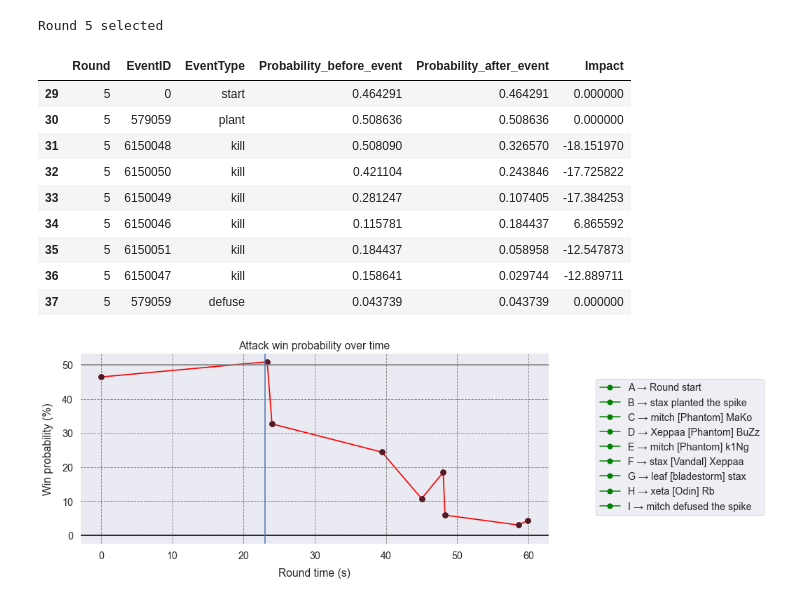
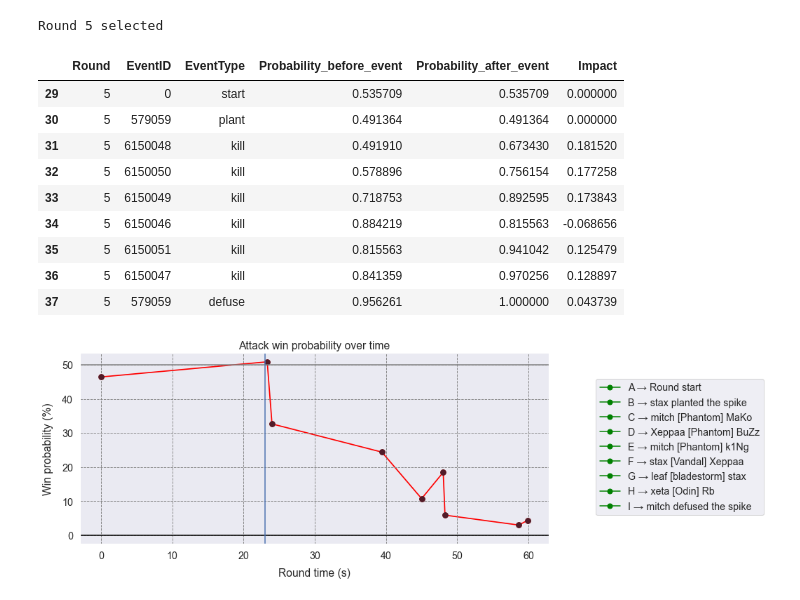
Before and after one commit to mateusb12/valorant_impact, a Jupyter notebook: webscrapping/impact/match_impact_notebook.ipynb, the cells around one changed output. Saved outputs shown, nothing was run; the diff lists cells and outputs as text; code cells hidden in the pictures.

Commit message:
Hardcoded defuse

```diff
--- a/webscrapping/impact/match_impact_notebook.ipynb
+++ b/webscrapping/impact/match_impact_notebook.ipynb
@@ -17,19 +17,19 @@ rr.choose_round(5)
 # %% [output]
 Round 5 selected
 # %%
-aux = rr.get_round_probability(side="atk")
+aux = rr.get_round_probability(side="def")
 aux
 # %% [output]
 |  | Round | EventID | EventType | Probability_before_event | Probability_after_event | Impact |
-| 29 | 5 | 0 | start | 0.464291 | 0.464291 | 0.000000 |
-| 30 | 5 | 579059 | plant | 0.508636 | 0.508636 | 0.000000 |
-| 31 | 5 | 6150048 | kill | 0.508090 | 0.326570 | -18.151970 |
-| 32 | 5 | 6150050 | kill | 0.421104 | 0.243846 | -17.725822 |
-| 33 | 5 | 6150049 | kill | 0.281247 | 0.107405 | -17.384253 |
-| 34 | 5 | 6150046 | kill | 0.115781 | 0.184437 | 6.865592 |
-| 35 | 5 | 6150051 | kill | 0.184437 | 0.058958 | -12.547873 |
-| 36 | 5 | 6150047 | kill | 0.158641 | 0.029744 | -12.889711 |
-| 37 | 5 | 579059 | defuse | 0.043739 | 0.043739 | 0.000000 |
+| 29 | 5 | 0 | start | 0.535709 | 0.535709 | 0.000000 |
+| 30 | 5 | 579059 | plant | 0.491364 | 0.491364 | 0.000000 |
+| 31 | 5 | 6150048 | kill | 0.491910 | 0.673430 | 0.181520 |
+| 32 | 5 | 6150050 | kill | 0.578896 | 0.756154 | 0.177258 |
+| 33 | 5 | 6150049 | kill | 0.718753 | 0.892595 | 0.173843 |
+| 34 | 5 | 6150046 | kill | 0.884219 | 0.815563 | -0.068656 |
+| 35 | 5 | 6150051 | kill | 0.815563 | 0.941042 | 0.125479 |
+| 36 | 5 | 6150047 | kill | 0.841359 | 0.970256 | 0.128897 |
+| 37 | 5 | 579059 | defuse | 0.956261 | 1.000000 | 0.043739 |
 # %%
 rr.plot_round(side="atk")
 # %% [output]
```
Also changed, not shown: parts of 1 cell of this notebook, 1 other file.
